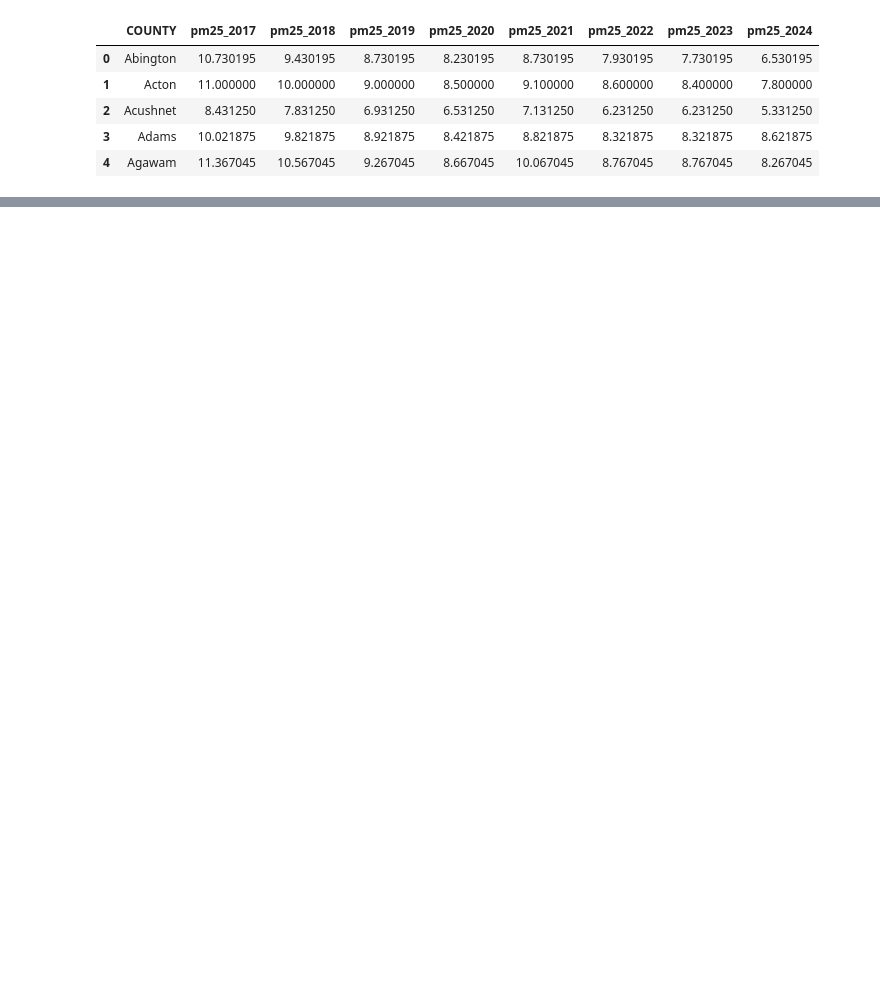
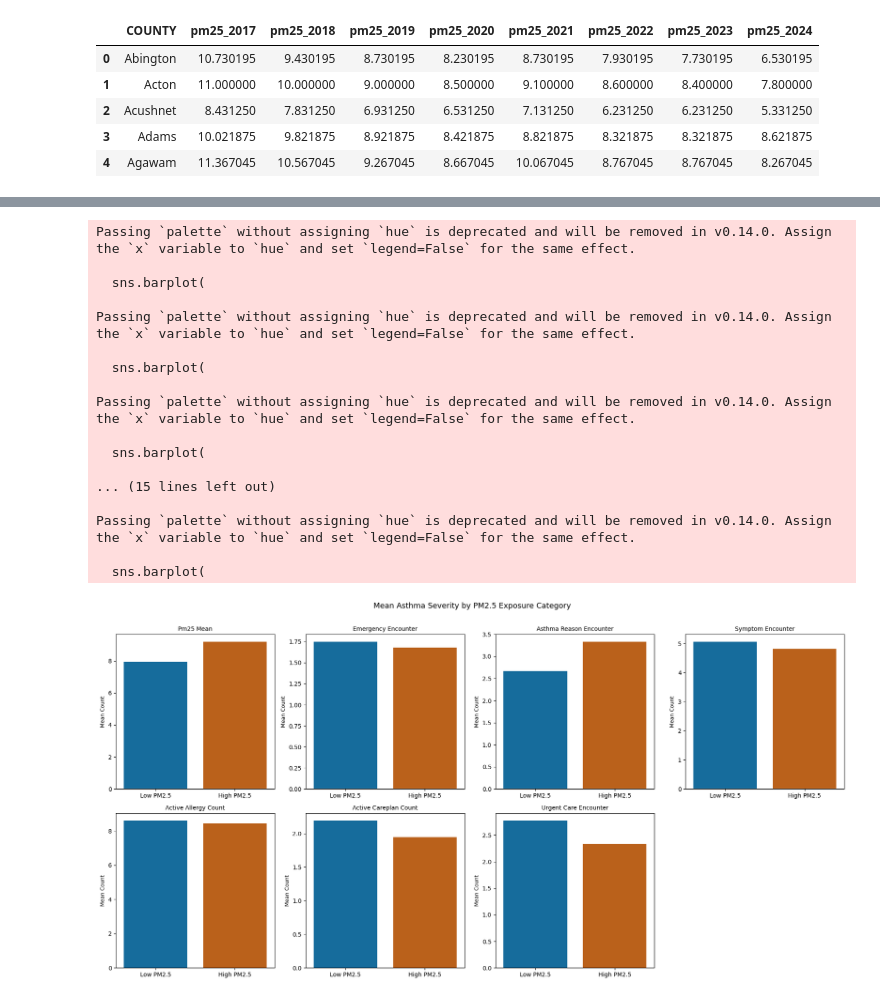
Before and after one commit to jdncpng/cri-fhir-asthma, a Jupyter notebook: 06_scratch.ipynb, the cells around one changed output, grey strips where cells are left out. Saved outputs shown, nothing was run; the diff lists cells and outputs as text; code cells hidden in the pictures; blank space fills up the shorter version.

```diff
--- a/06_scratch.ipynb
+++ b/06_scratch.ipynb
@@ -106,0 +200,45 @@ merged.head()
+# %%
+# bar chart: mean severity by PM2.5 group
+palette = {'High PM2.5': '#D55E00', 'Low PM2.5': '#0072B2'}
+
+fig, axes = plt.subplots(2, 4, figsize=(18, 9), sharey=False)
+axes = axes.flatten()
+
+for ax, col in zip(axes, severity_cols):
+    sns.barplot(
+        data=patient,
+        x="pm25_group",
+        y=col,
+        order=["Low PM2.5", "High PM2.5"],
+        palette=palette,
+        errorbar=None,  # remove error bars for cleaner look
+        ax=ax,
+    )
+    ax.set_title(col.replace("_", " ").title(), fontsize=10)
+    ax.set_xlabel("")
+    ax.set_ylabel("Mean Count", fontsize=9)
+
+axes[-1].set_visible(False)
+
+fig.suptitle("Mean Asthma Severity by PM2.5 Exposure Category", fontsize=13, y=1.01)
+plt.tight_layout()
+plt.show()
+# %% [output]
+Passing `palette` without assigning `hue` is deprecated and will be removed in v0.14.0. Assign the `x` variable to `hue` and set `legend=False` for the same effect.
+
+  sns.barplot(
+
+Passing `palette` without assigning `hue` is deprecated and will be removed in v0.14.0. Assign the `x` variable to `hue` and set `legend=False` for the same effect.
+
+  sns.barplot(
+
+Passing `palette` without assigning `hue` is deprecated and will be removed in v0.14.0. Assign the `x` variable to `hue` and set `legend=False` for the same effect.
+
+  sns.barplot(
+
+... (15 lines left out)
+
+Passing `palette` without assigning `hue` is deprecated and will be removed in v0.14.0. Assign the `x` variable to `hue` and set `legend=False` for the same effect.
+
+  sns.barplot(
+[figure, added]
```
Also changed, not shown: parts of 10 cells of this notebook, 3 other files.
